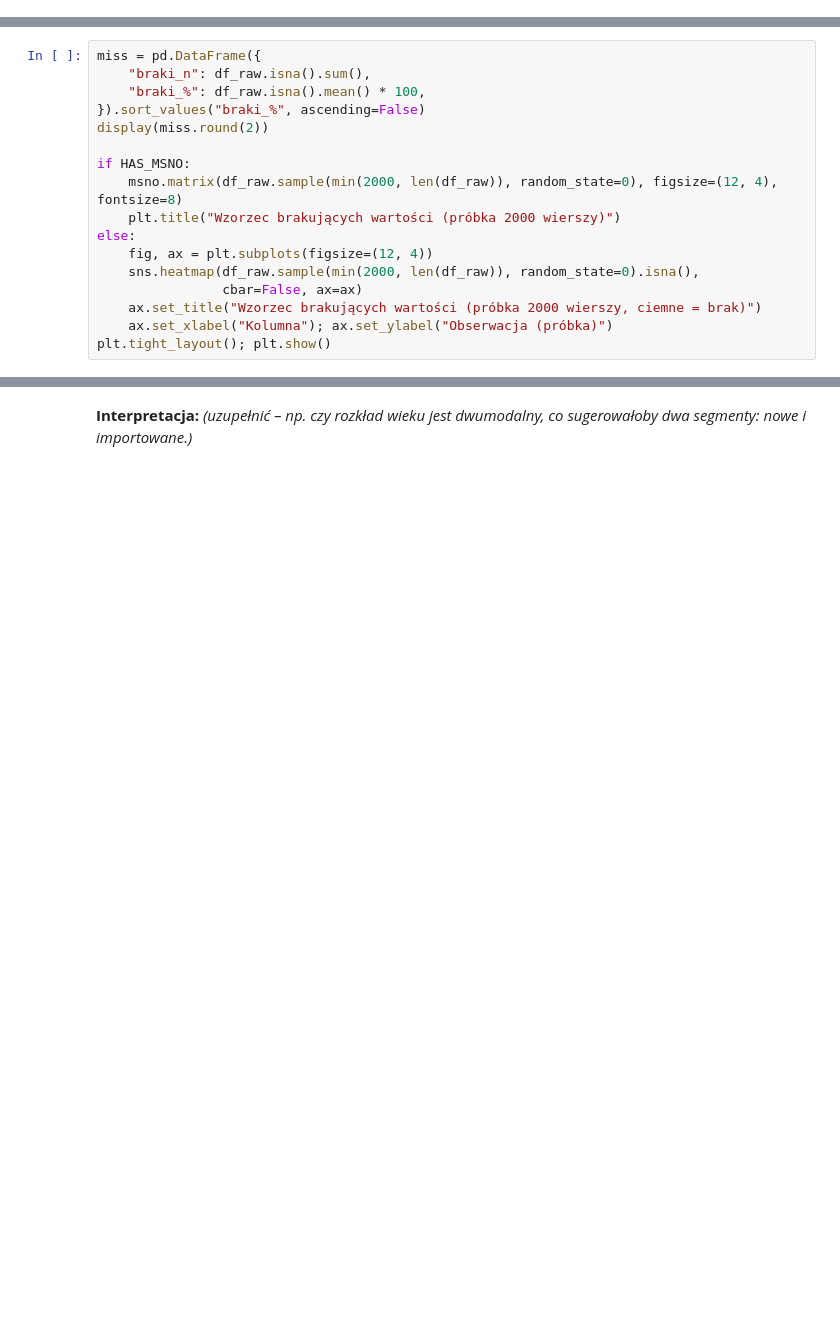
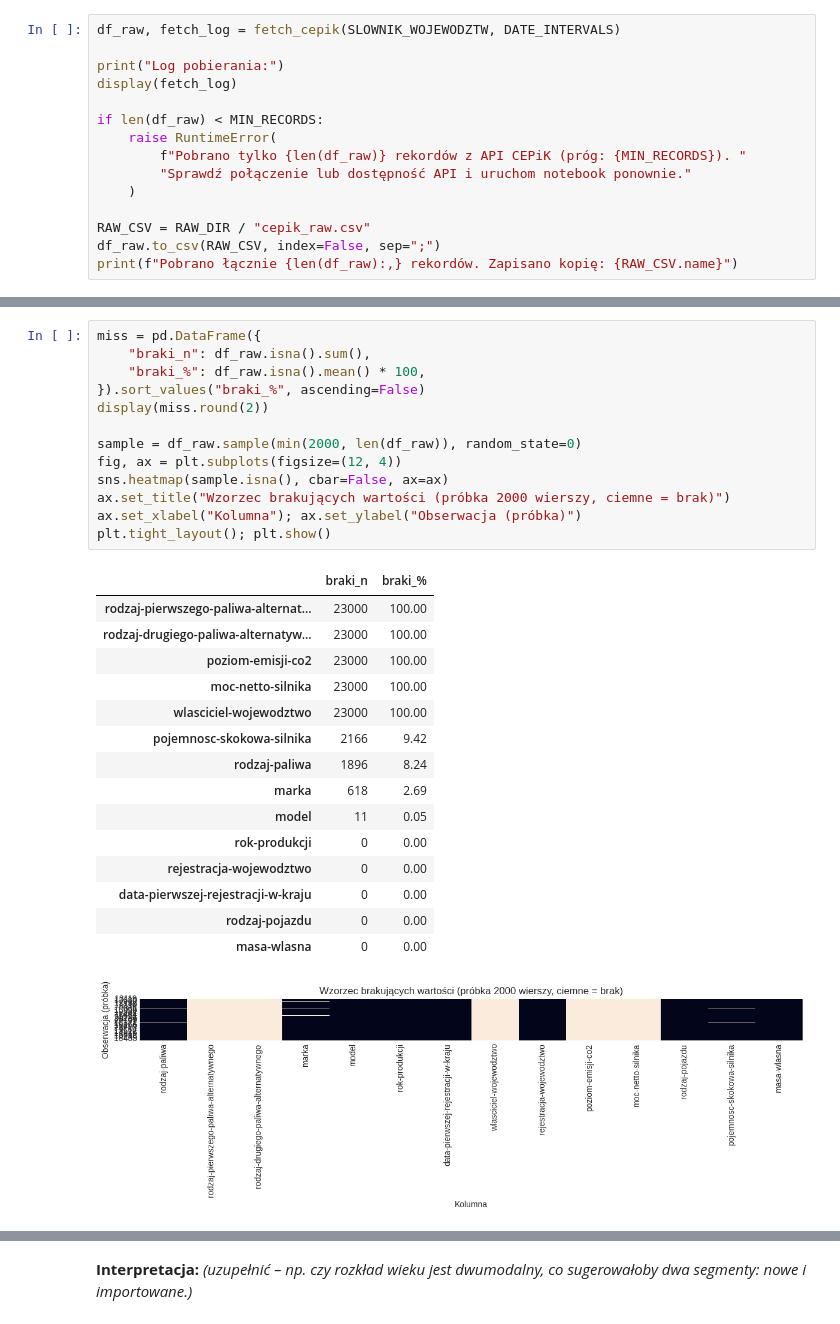
Before and after one commit to Mikelletto/spare-parts-reliability, a Jupyter notebook: notebooks/eda.ipynb, the cells around one changed output, grey strips where cells are left out. Drawn from its saved outputs; the diff is of its cells as text; blank space fills up the shorter version.

```diff
--- a/notebooks/eda.ipynb
+++ b/notebooks/eda.ipynb
@@ -76,0 +142,15 @@ df_raw.shape
+# %%
+df_raw, fetch_log = fetch_cepik(SLOWNIK_WOJEWODZTW, DATE_INTERVALS)
+
+print("Log pobierania:")
+display(fetch_log)
+
+if len(df_raw) < MIN_RECORDS:
+    raise RuntimeError(
+        f"Pobrano tylko {len(df_raw)} rekordów z API CEPiK (próg: {MIN_RECORDS}). "
+        "Sprawdź połączenie lub dostępność API i uruchom notebook ponownie."
+    )
+
+RAW_CSV = RAW_DIR / "cepik_raw.csv"
+df_raw.to_csv(RAW_CSV, index=False, sep=";")
+print(f"Pobrano łącznie {len(df_raw):,} rekordów. Zapisano kopię: {RAW_CSV.name}")
@@ -92,18 +210,31 @@ Liczba i odsetek braków dla każdej kolumny oraz wizualizacja wzorca braków.
 # %%
 miss = pd.DataFrame({
     "braki_n": df_raw.isna().sum(),
     "braki_%": df_raw.isna().mean() * 100,
 }).sort_values("braki_%", ascending=False)
 display(miss.round(2))
 
-if HAS_MSNO:
-    msno.matrix(df_raw.sample(min(2000, len(df_raw)), random_state=0), figsize=(12, 4), fontsize=8)
-    plt.title("Wzorzec brakujących wartości (próbka 2000 wierszy)")
-else:
-    fig, ax = plt.subplots(figsize=(12, 4))
-    sns.heatmap(df_raw.sample(min(2000, len(df_raw)), random_state=0).isna(),
-                cbar=False, ax=ax)
-    ax.set_title("Wzorzec brakujących wartości (próbka 2000 wierszy, ciemne = brak)")
-    ax.set_xlabel("Kolumna"); ax.set_ylabel("Obserwacja (próbka)")
+sample = df_raw.sample(min(2000, len(df_raw)), random_state=0)
+fig, ax = plt.subplots(figsize=(12, 4))
+sns.heatmap(sample.isna(), cbar=False, ax=ax)
+ax.set_title("Wzorzec brakujących wartości (próbka 2000 wierszy, ciemne = brak)")
+ax.set_xlabel("Kolumna"); ax.set_ylabel("Obserwacja (próbka)")
 plt.tight_layout(); plt.show()
+# %% [output]
+|  | braki_n | braki_% |
+| rodzaj-pierwszego-paliwa-alternat... | 23000 | 100.00 |
+| rodzaj-drugiego-paliwa-alternatyw... | 23000 | 100.00 |
+| poziom-emisji-co2 | 23000 | 100.00 |
+| moc-netto-silnika | 23000 | 100.00 |
+| wlasciciel-wojewodztwo | 23000 | 100.00 |
+| pojemnosc-skokowa-silnika | 2166 | 9.42 |
+| rodzaj-paliwa | 1896 | 8.24 |
+| marka | 618 | 2.69 |
+| model | 11 | 0.05 |
+| rok-produkcji | 0 | 0.00 |
+| rejestracja-wojewodztwo | 0 | 0.00 |
+| data-pierwszej-rejestracji-w-kraju | 0 | 0.00 |
+| rodzaj-pojazdu | 0 | 0.00 |
+| masa-wlasna | 0 | 0.00 |
+[figure, added]
 # %% [markdown]
```
Also changed, not shown: parts of 34 cells of this notebook.
